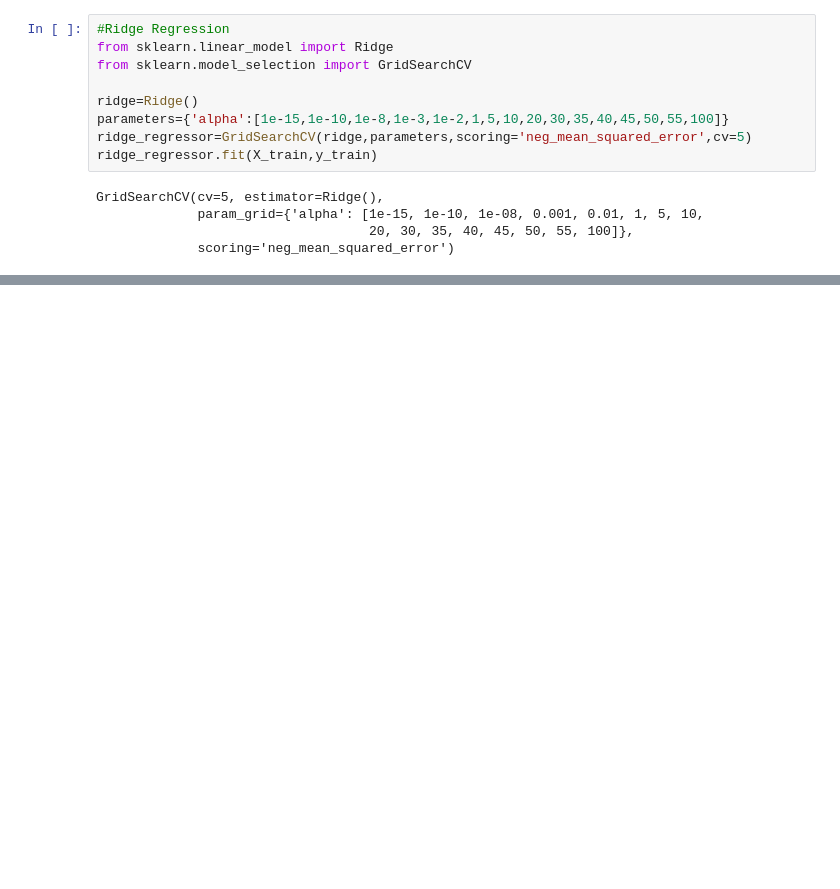
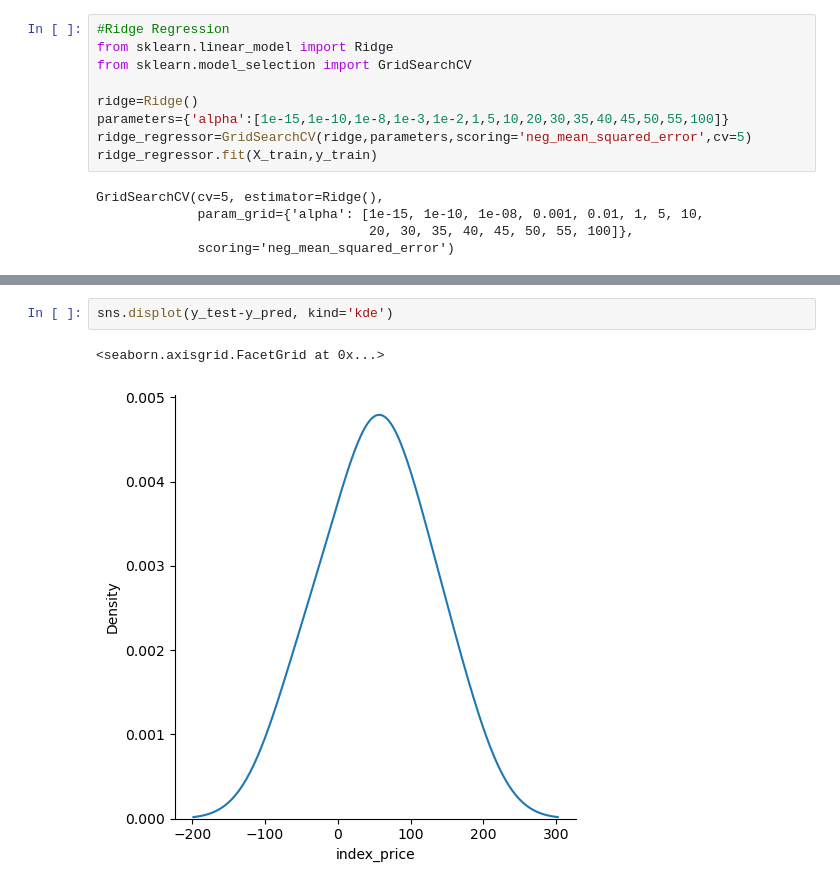
Before and after one commit to maharengarajan/Linear_Regression, a Jupyter notebook: Ridge_Regression.ipynb, the cells around one changed output, grey strips where cells are left out. Drawn from its saved outputs; the diff is of its cells as text; blank space fills up the shorter version.

```diff
--- a/Ridge_Regression.ipynb
+++ b/Ridge_Regression.ipynb
@@ -105,0 +104,5 @@ print(score)
+# %%
+sns.displot(y_test-y_pred, kind='kde')
+# %% [output]
+<seaborn.axisgrid.FacetGrid at 0x...>
+[figure, added]
```
Also changed, not shown: parts of 10 cells of this notebook, 4 other files.
